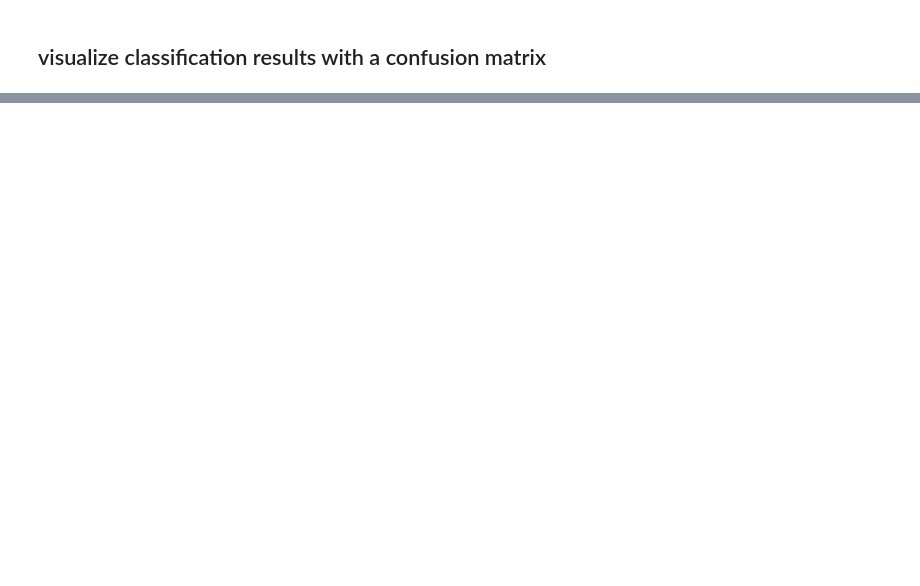
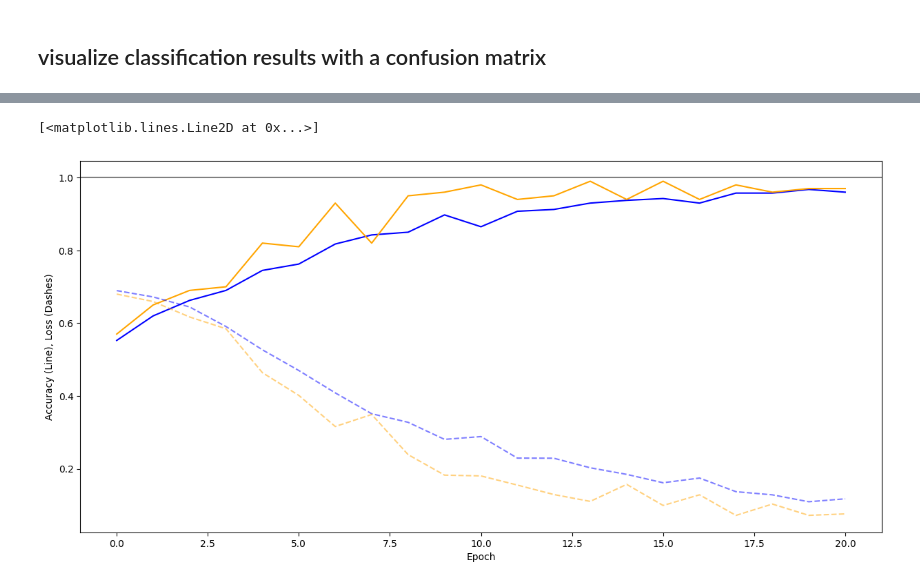
Before and after one commit to ITT-26/assignment-05-cnn-itiswhatitis1994, a Jupyter notebook: 01-hyperparameters/hyperparameters.ipynb, the cells around one changed output, grey strips where cells are left out. Drawn from its saved outputs; the diff is of its cells as text; code cells hidden in the pictures; blank space fills up the shorter version.

```diff
--- a/01-hyperparameters/hyperparameters.ipynb
+++ b/01-hyperparameters/hyperparameters.ipynb
@@ -321,14 +445,0 @@ for i in range(8):
-# %%
-fig, axes = plt.subplots(8, 8, figsize=(20, 20))
-
-for i in range(8):
-    for j in range(8):
-        #axes[i][j].imshow(filters[:,:,:,i*8+j] * 255, 'gray')
-        kernel = filters[:,:,0,i*8+j]
-
-        #print(kernel.shape)
-
-        gray = cv2.cvtColor(resized, cv2.COLOR_BGR2GRAY)
-        filtered = cv2.filter2D(gray, -1, kernel)
-
-        axes[i][j].imshow(filtered, 'gray')
@@ -429,0 +506,10 @@ pass
+# %%
+history = model.fit(
+    X_train,
+    train_label,
+    batch_size=batch_size,
+    epochs=epochs,
+    verbose=1,
+    validation_data=(X_test, test_label),
+    callbacks=[stop_early]
+)
@@ -429,0 +560,21 @@ pass
+# %%
+loss = history.history['loss']
+val_loss = history.history['val_loss']
+accuracy = history.history['accuracy']
+val_accuracy = history.history['val_accuracy']
+
+fig = plt.figure(figsize=(15, 7))
+ax = plt.gca()
+
+ax.set_xlabel('Epoch')
+ax.set_ylabel('Accuracy (Line), Loss (Dashes)')
+
+ax.axhline(1, color='gray')
+
+plt.plot(accuracy, color='blue')
+plt.plot(val_accuracy, color='orange')
+plt.plot(loss, '--', color='blue', alpha=0.5)
+plt.plot(val_loss, '--', color='orange', alpha=0.5)
+# %% [output]
+[<matplotlib.lines.Line2D at 0x...>]
+[figure, added]
```
Also changed, not shown: parts of 59 cells of this notebook, 2 other files.
